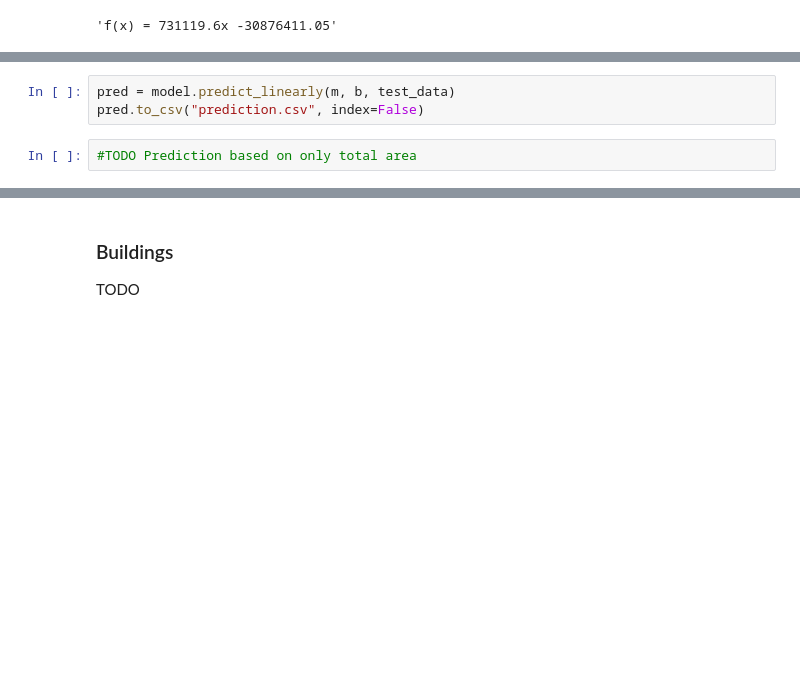
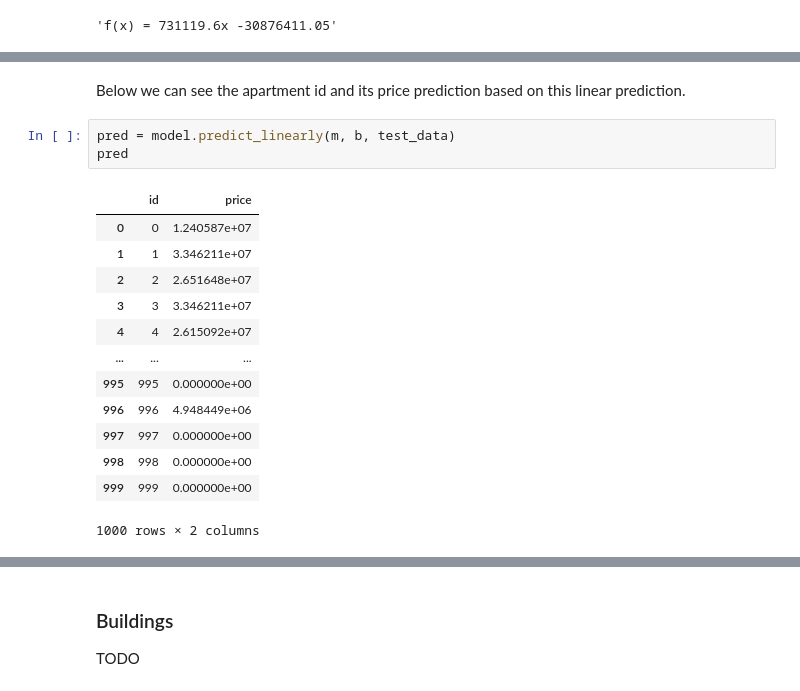
Before and after one commit to Olaussen/TDT4173_group69, a Jupyter notebook: src/notebook.ipynb, the cells around one changed output, grey strips where cells are left out. Cells and saved outputs as stored; diff of their text form; blank space fills up the shorter version.

```diff
--- a/src/notebook.ipynb
+++ b/src/notebook.ipynb
@@ -90,5 +91,19 @@ test_data
+# %% [markdown]
+Below we can see the apartment id and its price prediction based on this linear prediction.
 # %%
 pred = model.predict_linearly(m, b, test_data)
-pred.to_csv("prediction.csv", index=False)
+pred
+# %% [output]
+|  | id | price |
+| 0 | 0 | 1.240587e+07 |
+| 1 | 1 | 3.346211e+07 |
+| 2 | 2 | 2.651648e+07 |
+| 3 | 3 | 3.346211e+07 |
+| 4 | 4 | 2.615092e+07 |
+| ... | ... | ... |
+| 995 | 995 | 0.000000e+00 |
+| 996 | 996 | 4.948449e+06 |
+| 997 | 997 | 0.000000e+00 |
+| 998 | 998 | 0.000000e+00 |
+| 999 | 999 | 0.000000e+00 |
+1000 rows × 2 columns
-# %%
-#TODO Prediction based on only total area
```
Also changed, not shown: parts of 13 cells of this notebook, 5 other files.
